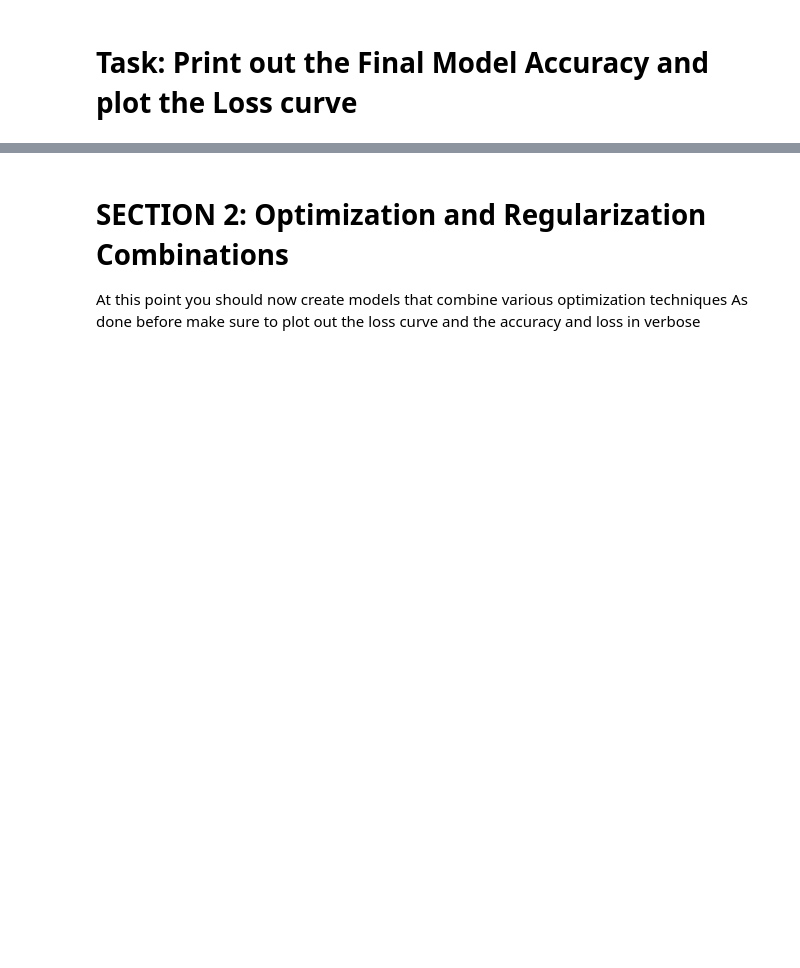
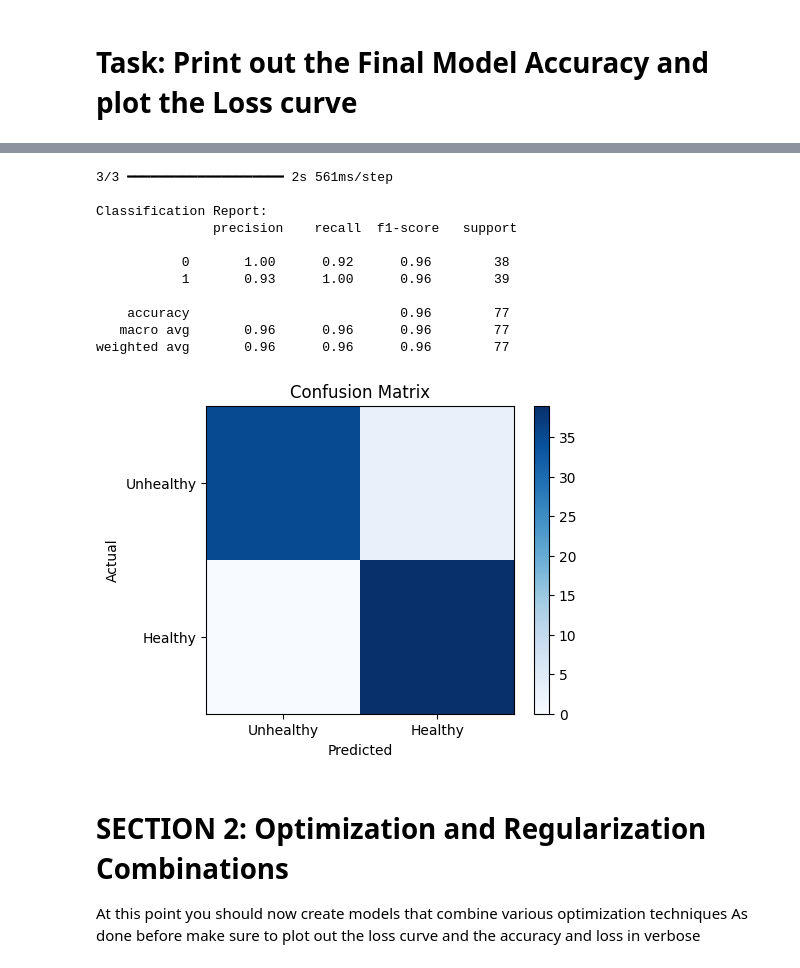
Before and after one commit to Afsaumutoniwase/Farmsmart_model_training_and_evaluation, a Jupyter notebook: Summative_Intro_to_ml_Afsa Umutoniwase_assignment.ipynb, the cells around one changed output, grey strips where cells are left out. Saved outputs shown, nothing was run; the diff lists cells and outputs as text; code cells hidden in the pictures; blank space fills up the shorter version.

```diff
--- a/Summative_Intro_to_ml_Afsa Umutoniwase_assignment.ipynb
+++ b/Summative_Intro_to_ml_Afsa Umutoniwase_assignment.ipynb
@@ -107,14 +99,0 @@ KeyboardInterrupt:
-# %%
-from tensorflow.keras.optimizers import Adam, RMSprop
-from tensorflow.keras.regularizer
-from tensorflow.keras.callbacks import EarlyStopping
-
-
-def define_model(optimization: string, regularization_datatype, early_stopping: bool, dropout: float, learning_rate: float):
-  model= None
-  model.add(None)
-  #TO DO: Add more layers as per architecture
-  model.add(None) # Last Layer
-  model.compile(optimizer = optimizerNone)
-  model.fit(None)
-  return model
@@ -132,0 +205,17 @@ def loss_curve_plot(None):
+# %%
+def evaluate_model(model, test_gen):
+    preds = model.predict(test_gen)
+    y_pred = np.round(preds).astype(int)
+    y_true = test_gen.classes
+
+    print("\nClassification Report:\n", classification_report(y_true, y_pred))
+    cm = confusion_matrix(y_true, y_pred)
+    plt.figure(figsize=(5, 4))
+    plt.imshow(cm, cmap='Blues')
+    plt.title("Confusion Matrix")
+    plt.colorbar()
+    plt.xlabel("Predicted")
+    plt.ylabel("Actual")
+    plt.xticks([0, 1], ['Unhealthy', 'Healthy'])
+    plt.yticks([0, 1], ['Unhealthy', 'Healthy'])
+    plt.show()
@@ -133,3 +226,18 @@ def loss_curve_plot(None):
+# %%
+evaluate_model(model1, test_gen)
+# %% [output]
+3/3 ━━━━━━━━━━━━━━━━━━━━ 2s 561ms/step
+
+Classification Report:
+               precision    recall  f1-score   support
+
+           0       1.00      0.92      0.96        38
+           1       0.93      1.00      0.96        39
+
+    accuracy                           0.96        77
+   macro avg       0.96      0.96      0.96        77
+weighted avg       0.96      0.96      0.96        77
+[figure, added]
 # %% [markdown]
 # SECTION 2: Optimization and Regularization Combinations
 At this point you should now create models that combine various optimization techniques
```
Also changed, not shown: parts of 19 cells of this notebook.
